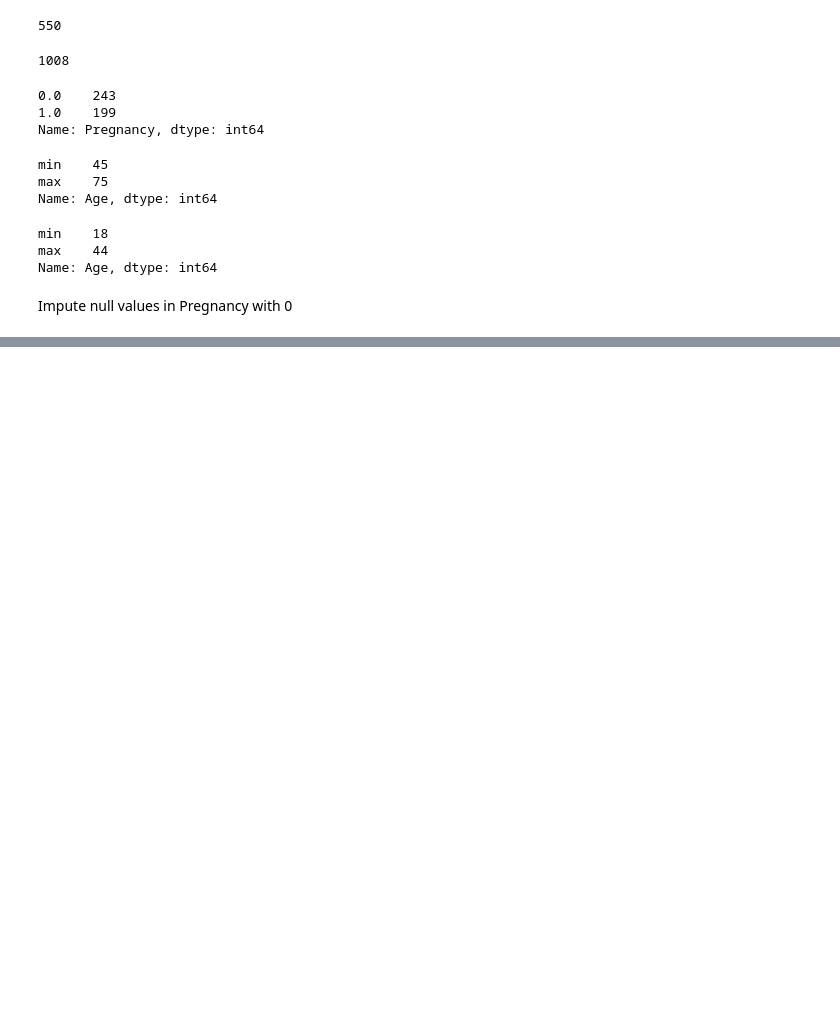
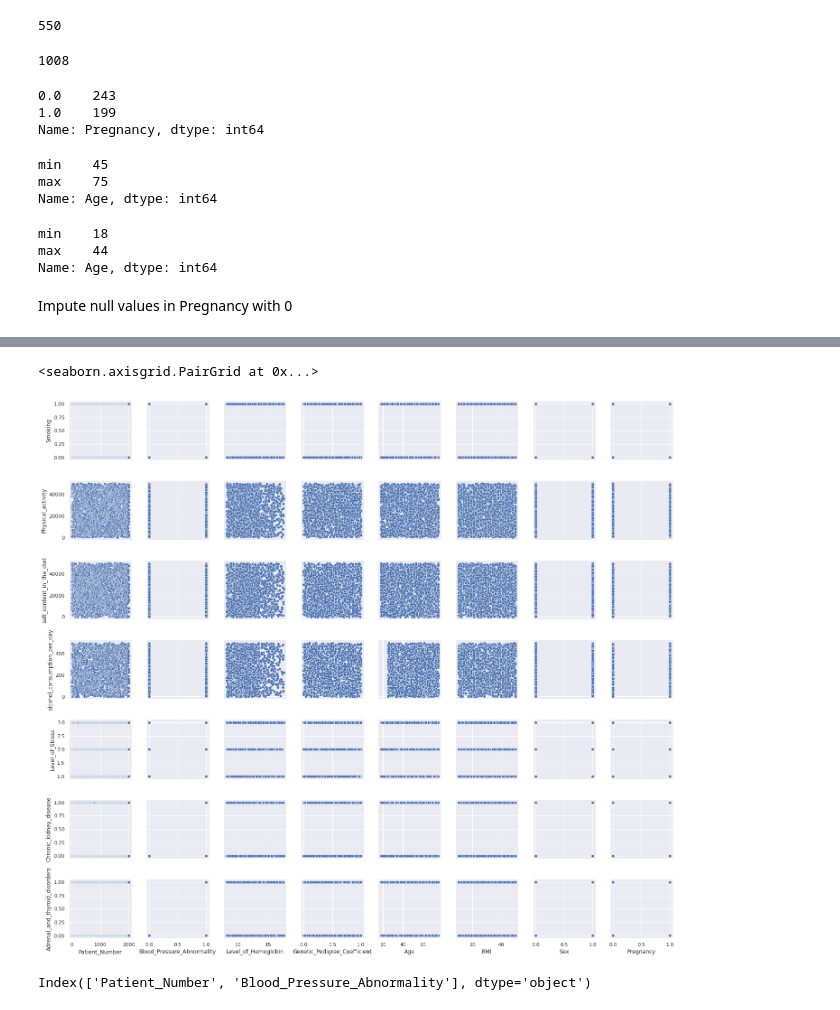
Before and after one commit to varunkr24/Machine-Learning, a Jupyter notebook: Classify_Abnormal_BP.ipynb, the cells around one changed output, grey strips where cells are left out. Cells and saved outputs as stored; diff of their text form; code cells hidden in the pictures; blank space fills up the shorter version.

```diff
--- a/Classify_Abnormal_BP.ipynb
+++ b/Classify_Abnormal_BP.ipynb
@@ -5,0 +3,7 @@ import pandas as pd
+# %%
+import numpy as np
+import pandas as pd
+import seaborn as sns
+import matplotlib.pyplot as plt  # seaborn is based on matplotlib
+sns.set(color_codes=True) # adds a nice background to the graphs
+%matplotlib inline
@@ -96,0 +130,9 @@ Impute null values in Pregnancy with 0
+# %%
+sns.pairplot(df, x_vars=df.columns[0:8], y_vars=df.columns[8:])
+# %% [output]
+<seaborn.axisgrid.PairGrid at 0x...>
+[figure, added]
+# %%
+df.columns[0:2]
+# %% [output]
+Index(['Patient_Number', 'Blood_Pressure_Abnormality'], dtype='object')
```
Also changed, not shown: parts of 8 cells of this notebook.
